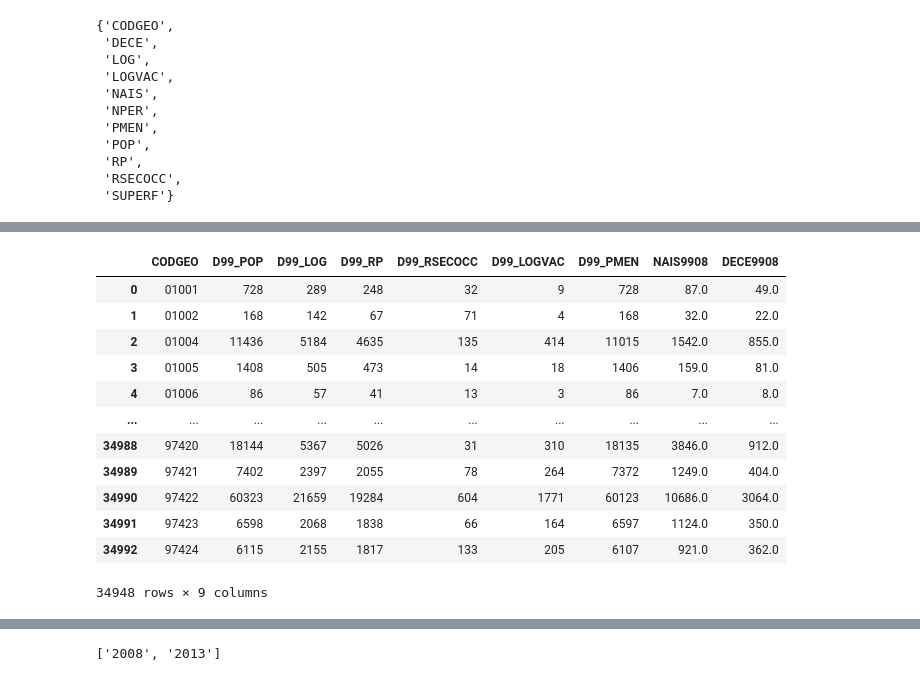
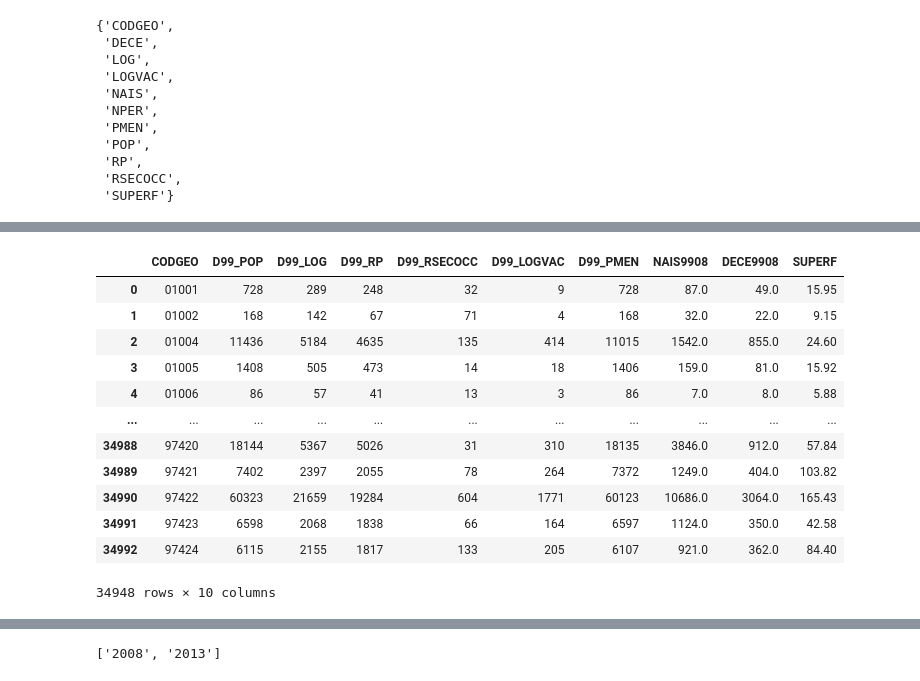
Before and after one commit to hhuzecardosi/BdDA_Scripts, a Jupyter notebook: remodelisations/statistiques.ipynb, the cells around one changed output, grey strips where cells are left out. Cells and saved outputs as stored; diff of their text form; code cells hidden in the pictures.

```diff
--- a/remodelisations/statistiques.ipynb
+++ b/remodelisations/statistiques.ipynb
@@ -176,18 +178,19 @@ df_1990
 # %%
-df_1999 = data[["CODGEO", "D99_POP", "D99_LOG", "D99_RP", "D99_RSECOCC", "D99_LOGVAC", "D99_PMEN", "NAIS9908", "DECE9908"]]
+df_1999 = data[["CODGEO", "D99_POP", "D99_LOG", "D99_RP", "D99_RSECOCC",
+                "D99_LOGVAC", "D99_PMEN", "NAIS9908", "DECE9908", "SUPERF"]]
 df_1999
 # %% [output]
-|  | CODGEO | D99_POP | D99_LOG | D99_RP | D99_RSECOCC | D99_LOGVAC | D99_PMEN | NAIS9908 | DECE9908 |
-| 0 | 01001 | 728 | 289 | 248 | 32 | 9 | 728 | 87.0 | 49.0 |
-| 1 | 01002 | 168 | 142 | 67 | 71 | 4 | 168 | 32.0 | 22.0 |
-| 2 | 01004 | 11436 | 5184 | 4635 | 135 | 414 | 11015 | 1542.0 | 855.0 |
-| 3 | 01005 | 1408 | 505 | 473 | 14 | 18 | 1406 | 159.0 | 81.0 |
-| 4 | 01006 | 86 | 57 | 41 | 13 | 3 | 86 | 7.0 | 8.0 |
-| ... | ... | ... | ... | ... | ... | ... | ... | ... | ... |
-| 34988 | 97420 | 18144 | 5367 | 5026 | 31 | 310 | 18135 | 3846.0 | 912.0 |
-| 34989 | 97421 | 7402 | 2397 | 2055 | 78 | 264 | 7372 | 1249.0 | 404.0 |
-| 34990 | 97422 | 60323 | 21659 | 19284 | 604 | 1771 | 60123 | 10686.0 | 3064.0 |
-| 34991 | 97423 | 6598 | 2068 | 1838 | 66 | 164 | 6597 | 1124.0 | 350.0 |
-| 34992 | 97424 | 6115 | 2155 | 1817 | 133 | 205 | 6107 | 921.0 | 362.0 |
+|  | CODGEO | D99_POP | D99_LOG | D99_RP | D99_RSECOCC | D99_LOGVAC | D99_PMEN | NAIS9908 | DECE9908 | SUPERF |
+| 0 | 01001 | 728 | 289 | 248 | 32 | 9 | 728 | 87.0 | 49.0 | 15.95 |
+| 1 | 01002 | 168 | 142 | 67 | 71 | 4 | 168 | 32.0 | 22.0 | 9.15 |
+| 2 | 01004 | 11436 | 5184 | 4635 | 135 | 414 | 11015 | 1542.0 | 855.0 | 24.60 |
+| 3 | 01005 | 1408 | 505 | 473 | 14 | 18 | 1406 | 159.0 | 81.0 | 15.92 |
+| 4 | 01006 | 86 | 57 | 41 | 13 | 3 | 86 | 7.0 | 8.0 | 5.88 |
+| ... | ... | ... | ... | ... | ... | ... | ... | ... | ... | ... |
+| 34988 | 97420 | 18144 | 5367 | 5026 | 31 | 310 | 18135 | 3846.0 | 912.0 | 57.84 |
+| 34989 | 97421 | 7402 | 2397 | 2055 | 78 | 264 | 7372 | 1249.0 | 404.0 | 103.82 |
+| 34990 | 97422 | 60323 | 21659 | 19284 | 604 | 1771 | 60123 | 10686.0 | 3064.0 | 165.43 |
+| 34991 | 97423 | 6598 | 2068 | 1838 | 66 | 164 | 6597 | 1124.0 | 350.0 | 42.58 |
+| 34992 | 97424 | 6115 | 2155 | 1817 | 133 | 205 | 6107 | 921.0 | 362.0 | 84.40 |
-34948 rows × 9 columns
+34948 rows × 10 columns
 # %%
```
Also changed, not shown: parts of 7 cells of this notebook, 4 other files.
